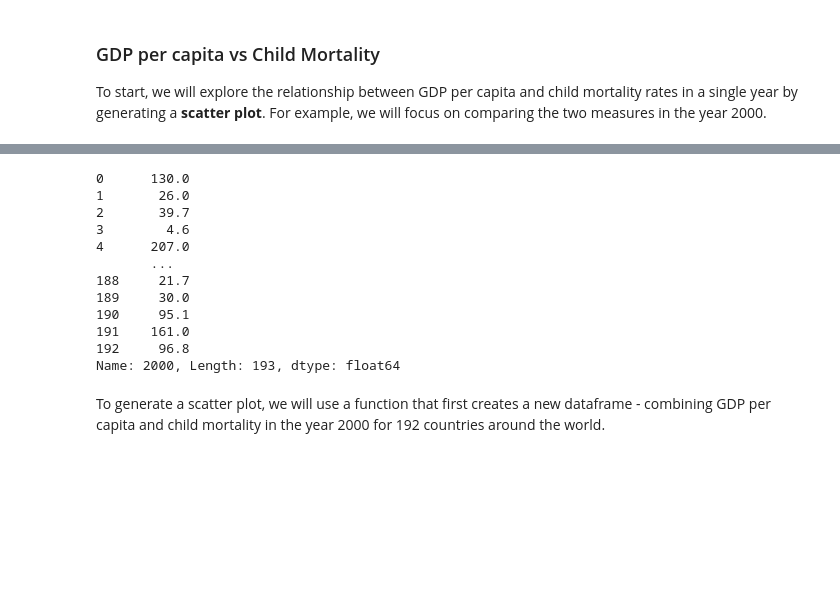
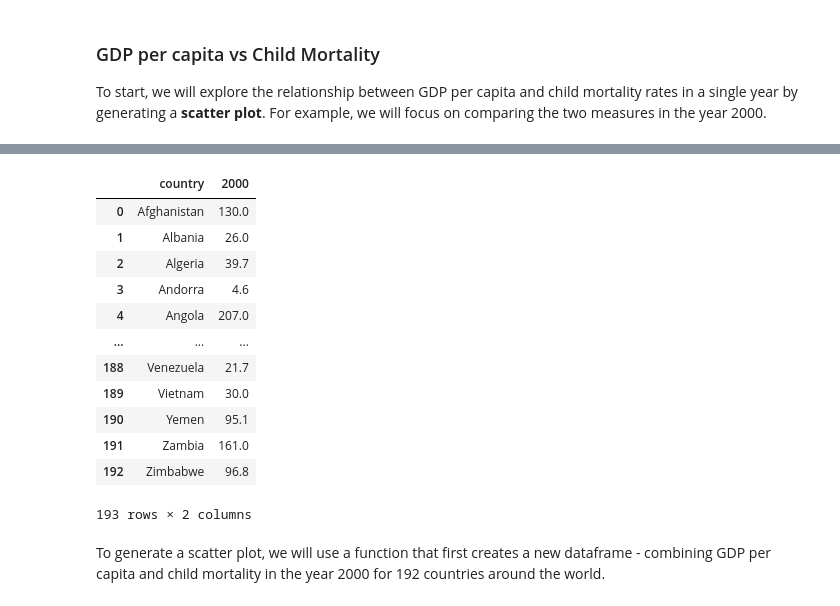
Before and after one commit to ds-modules/espm-c167, a Jupyter notebook: ESPM 167.ipynb, the cells around one changed output, grey strips where cells are left out. Saved outputs shown, nothing was run; the diff lists cells and outputs as text; code cells hidden in the pictures; blank space fills up the shorter version.

```diff
--- a/ESPM 167.ipynb
+++ b/ESPM 167.ipynb
@@ -66,19 +77,20 @@ Name: 2000, Length: 193, dtype: int64
 # %%
 #Child mortality rate in the year 2000
-cmortality['2000']
+cmortality[['country', '2000']]
 # %% [output]
+|  | country | 2000 |
+| 0 | Afghanistan | 130.0 |
+| 1 | Albania | 26.0 |
+| 2 | Algeria | 39.7 |
+| 3 | Andorra | 4.6 |
+| 4 | Angola | 207.0 |
+| ... | ... | ... |
+| 188 | Venezuela | 21.7 |
+| 189 | Vietnam | 30.0 |
+| 190 | Yemen | 95.1 |
+| 191 | Zambia | 161.0 |
+| 192 | Zimbabwe | 96.8 |
-0      130.0
-1       26.0
-2       39.7
-3        4.6
-4      207.0
-       ...
-188     21.7
-189     30.0
-190     95.1
-191    161.0
-192     96.8
-Name: 2000, Length: 193, dtype: float64
+193 rows × 2 columns
 # %% [markdown]
 To generate a scatter plot, we will use a function that first creates a new dataframe - combining GDP per capita and child mortality in the year 2000 for 192 countries around the world.
 # %%
```
Also changed, not shown: parts of 2 cells of this notebook.
